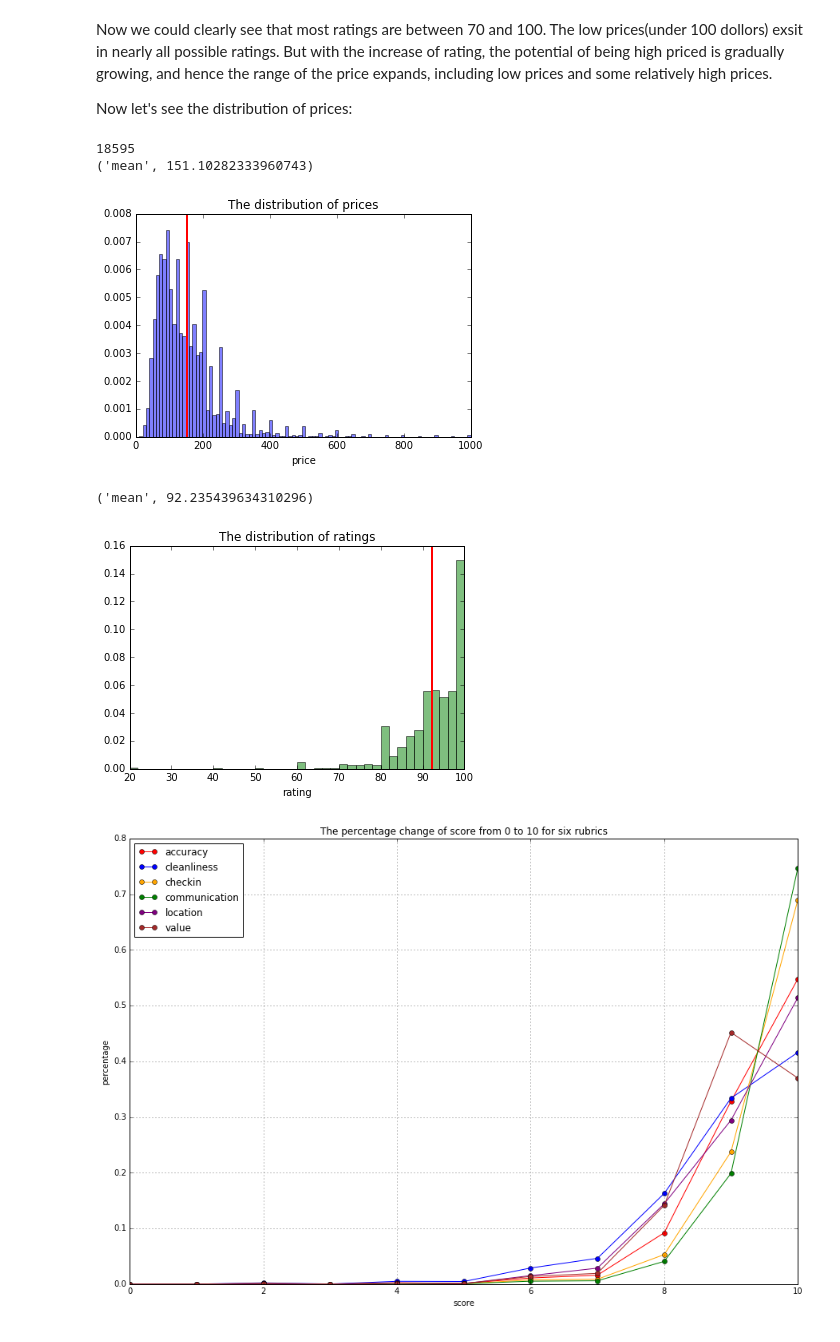
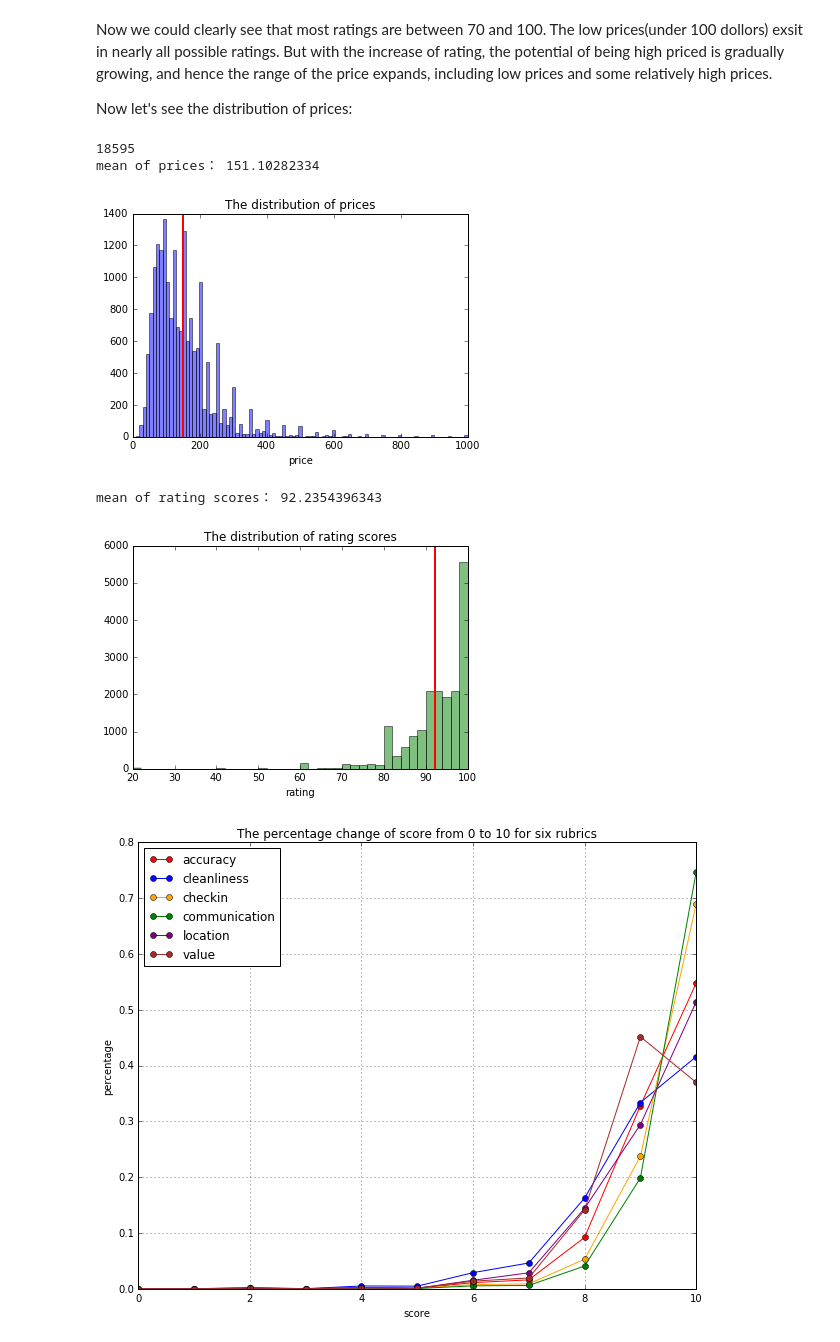
Before and after one commit to xwang146/cs109-airbnb-13, a Jupyter notebook: DataExplorationPlots2.ipynb, the cells around one changed output. Cells and saved outputs as stored; diff of their text form; code cells hidden in the pictures.

Commit message:
small modification on visuals

```diff
--- a/DataExplorationPlots2.ipynb
+++ b/DataExplorationPlots2.ipynb
@@ -112,46 +112,46 @@ Now let's see the distribution of prices:
 # %%
 from scipy import stats
 print(new_y.shape[0])
-plt.hist(new_y, bins=100, color='blue', alpha=0.5, normed=1)
+plt.hist(new_y, bins=100, color='blue', alpha=0.5)
 mean = np.mean(new_y)
-print("mean",mean)
+print "mean of prices：",mean
 plt.axvline(x=mean, linewidth=2, color='red' )
 plt.title("The distribution of prices")
 plt.xlabel("price")
 plt.show()
 # %% [output]
 18595
-('mean', 151.10282333960743)
+mean of prices： 151.10282334
-[figure, old version]
+[figure, new version]
 # %%
 #scatter plot of ratings
-plt.hist(new_x[:,0], bins=40, color='green',alpha=0.5, normed=1)
+plt.hist(new_x[:,0], bins=40, color='green',alpha=0.5)
 mean = np.mean(new_x[:,0])
-print("mean",mean)
+print "mean of rating scores：", mean
 plt.axvline(x=mean, linewidth=2, color='red' )
-plt.title("The distribution of ratings")
+plt.title("The distribution of rating scores")
 plt.xlabel("rating")
 plt.show()
 # %% [output]
-('mean', 92.235439634310296)
+mean of rating scores： 92.2354396343
-[figure, old version]
+[figure, new version]
 # %%
 colors =['red','blue', 'orange', 'green', 'purple', 'brown']
 names = ['accuracy', 'cleanliness','checkin', 'communication', 'location', 'value']
 
 n = new_x.shape[0]
-plt.figure(figsize=(15,10))
+plt.figure(figsize=(10,8))
 
 for i in range(6):
     plt.plot(np.bincount(np.int_(new_x[:,i+1]))/float(n), marker='o', color=colors[i],
              label=names[i])
 
 plt.xlabel('score');
 plt.ylabel('percentage')
 plt.title("The percentage change of score from 0 to 10 for six rubrics")
 plt.legend(loc='best')
 plt.grid()
 plt.show()
 # %% [output]
-[figure, old version]
+[figure, new version]
 # %%
```
Also changed, not shown: parts of 2 cells of this notebook.
